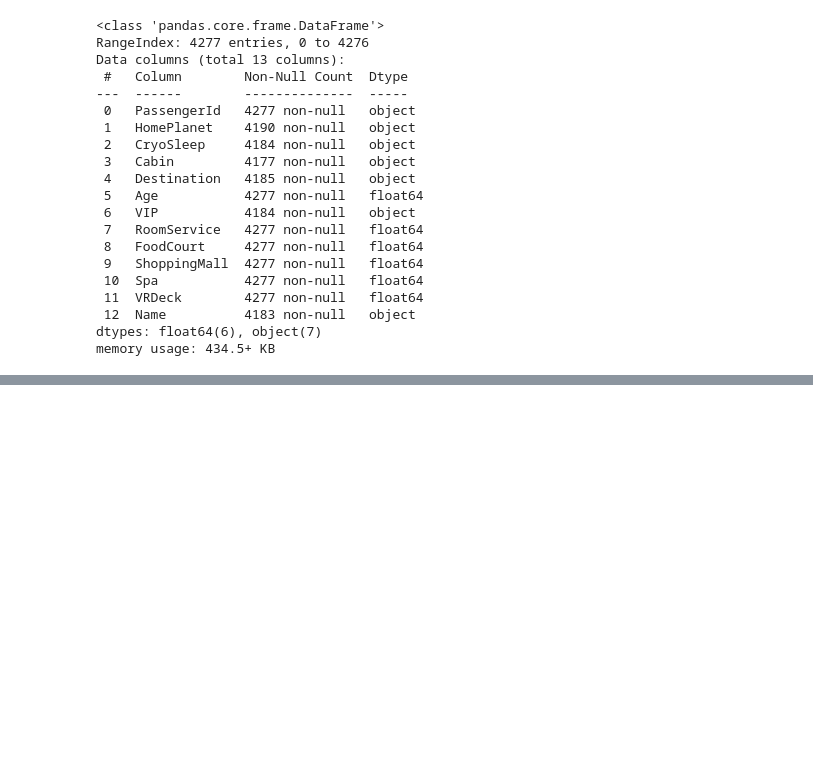
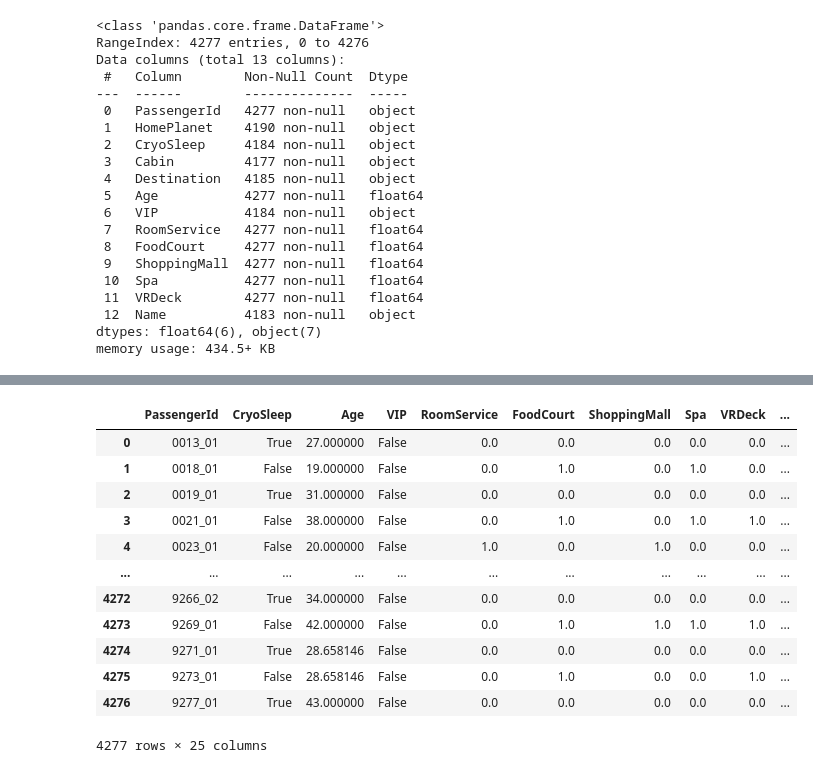
Before and after one commit to thefoolgy/kaggle, a Jupyter notebook: spaceship_titanic.ipynb, the cells around one changed output, grey strips where cells are left out. Saved outputs shown, nothing was run; the diff lists cells and outputs as text; code cells hidden in the pictures; blank space fills up the shorter version.

```diff
--- a/spaceship_titanic.ipynb
+++ b/spaceship_titanic.ipynb
@@ -135,0 +264,3 @@ memory usage: 434.5+ KB
+# %%
+data_dummies_4 = pd.get_dummies(data3)
+data_dummies_4.head()
@@ -135,0 +320,18 @@ memory usage: 434.5+ KB
+# %%
+test.drop(remove, inplace = True, axis = 1)
+# %%
+test
+# %% [output]
+|  | PassengerId | CryoSleep | Age | VIP | RoomService | FoodCourt | ShoppingMall | Spa | VRDeck | ... |
+| 0 | 0013_01 | True | 27.000000 | False | 0.0 | 0.0 | 0.0 | 0.0 | 0.0 | ... |
+| 1 | 0018_01 | False | 19.000000 | False | 0.0 | 1.0 | 0.0 | 1.0 | 0.0 | ... |
+| 2 | 0019_01 | True | 31.000000 | False | 0.0 | 0.0 | 0.0 | 0.0 | 0.0 | ... |
+| 3 | 0021_01 | False | 38.000000 | False | 0.0 | 1.0 | 0.0 | 1.0 | 1.0 | ... |
+| 4 | 0023_01 | False | 20.000000 | False | 1.0 | 0.0 | 1.0 | 0.0 | 0.0 | ... |
+| ... | ... | ... | ... | ... | ... | ... | ... | ... | ... | ... |
+| 4272 | 9266_02 | True | 34.000000 | False | 0.0 | 0.0 | 0.0 | 0.0 | 0.0 | ... |
+| 4273 | 9269_01 | False | 42.000000 | False | 0.0 | 1.0 | 1.0 | 1.0 | 1.0 | ... |
+| 4274 | 9271_01 | True | 28.658146 | False | 0.0 | 0.0 | 0.0 | 0.0 | 0.0 | ... |
+| 4275 | 9273_01 | False | 28.658146 | False | 0.0 | 1.0 | 0.0 | 0.0 | 1.0 | ... |
+| 4276 | 9277_01 | True | 43.000000 | False | 0.0 | 0.0 | 0.0 | 0.0 | 0.0 | ... |
+4277 rows × 25 columns
```
Also changed, not shown: parts of 172 cells of this notebook.
